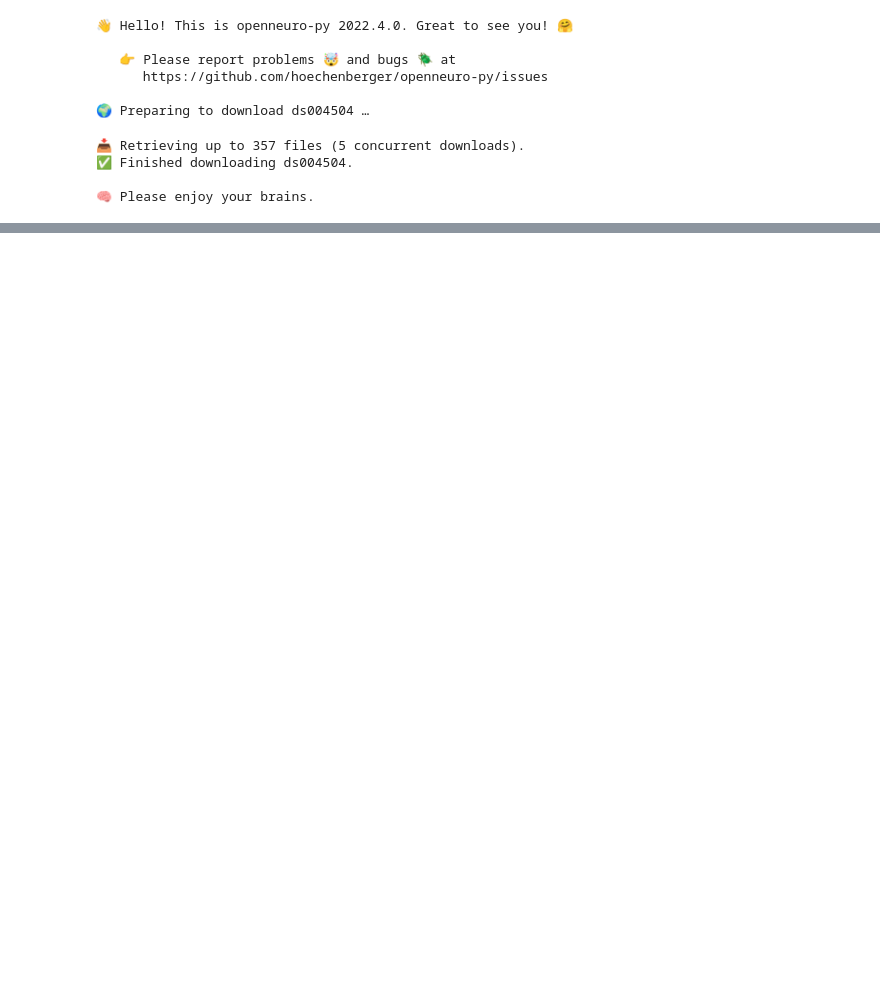
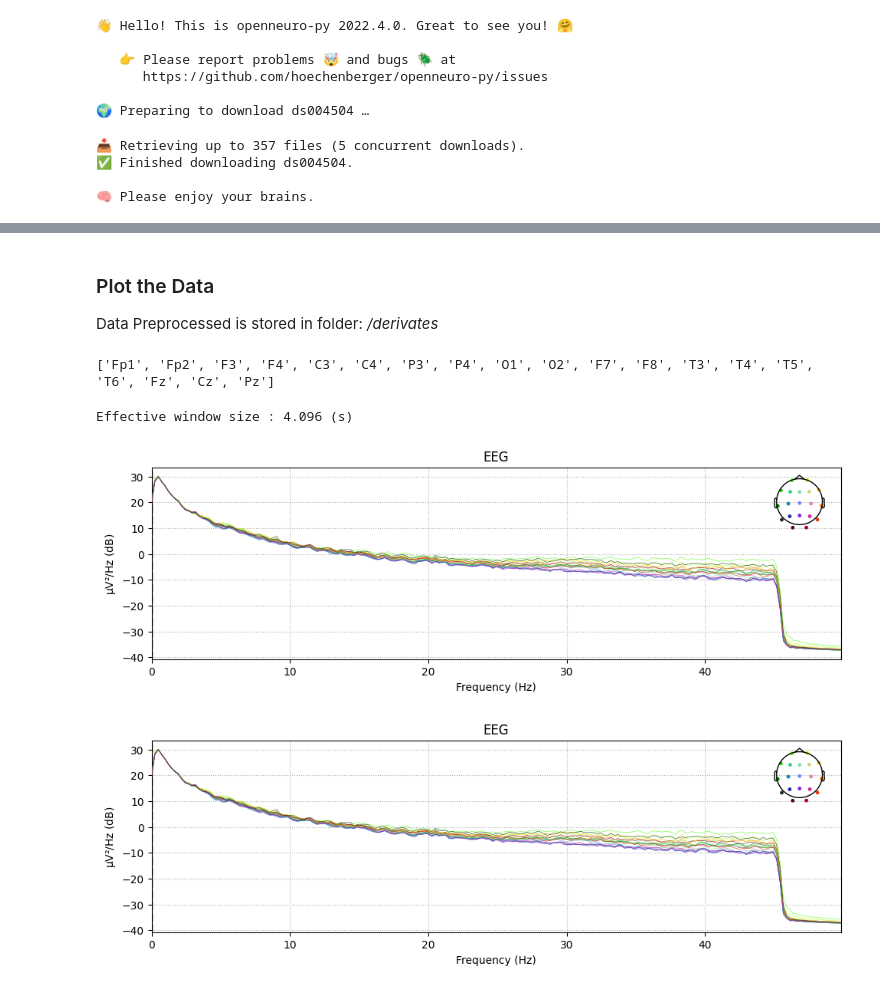
Before and after one commit to sobieddch90/mcd_udg_tfm-egg_analysis, a Jupyter notebook: Alzheimer_Open_Neuro_EEG_Analysis.ipynb, the cells around one changed output, grey strips where cells are left out. Drawn from its saved outputs; the diff is of its cells as text; code cells hidden in the pictures; blank space fills up the shorter version.

```diff
--- a/Alzheimer_Open_Neuro_EEG_Analysis.ipynb
+++ b/Alzheimer_Open_Neuro_EEG_Analysis.ipynb
@@ -329,0 +226,15 @@ plt.plot(der_sub_001.copy().filter(8,30, verbose=False).get_data()[10])
+# %% [markdown]
+### Plot the Data
+
+Data Preprocessed is stored in folder: */derivates*
+# %%
+channels = raw.ch_names
+print(channels)
+# %% [output]
+['Fp1', 'Fp2', 'F3', 'F4', 'C3', 'C4', 'P3', 'P4', 'O1', 'O2', 'F7', 'F8', 'T3', 'T4', 'T5', 'T6', 'Fz', 'Cz', 'Pz']
+# %%
+raw.compute_psd(fmax=50).plot(picks="data", exclude="bads")
+# %% [output]
+Effective window size : 4.096 (s)
+[figure, added]
+[figure, added]
```
Also changed, not shown: parts of 59 cells of this notebook.
